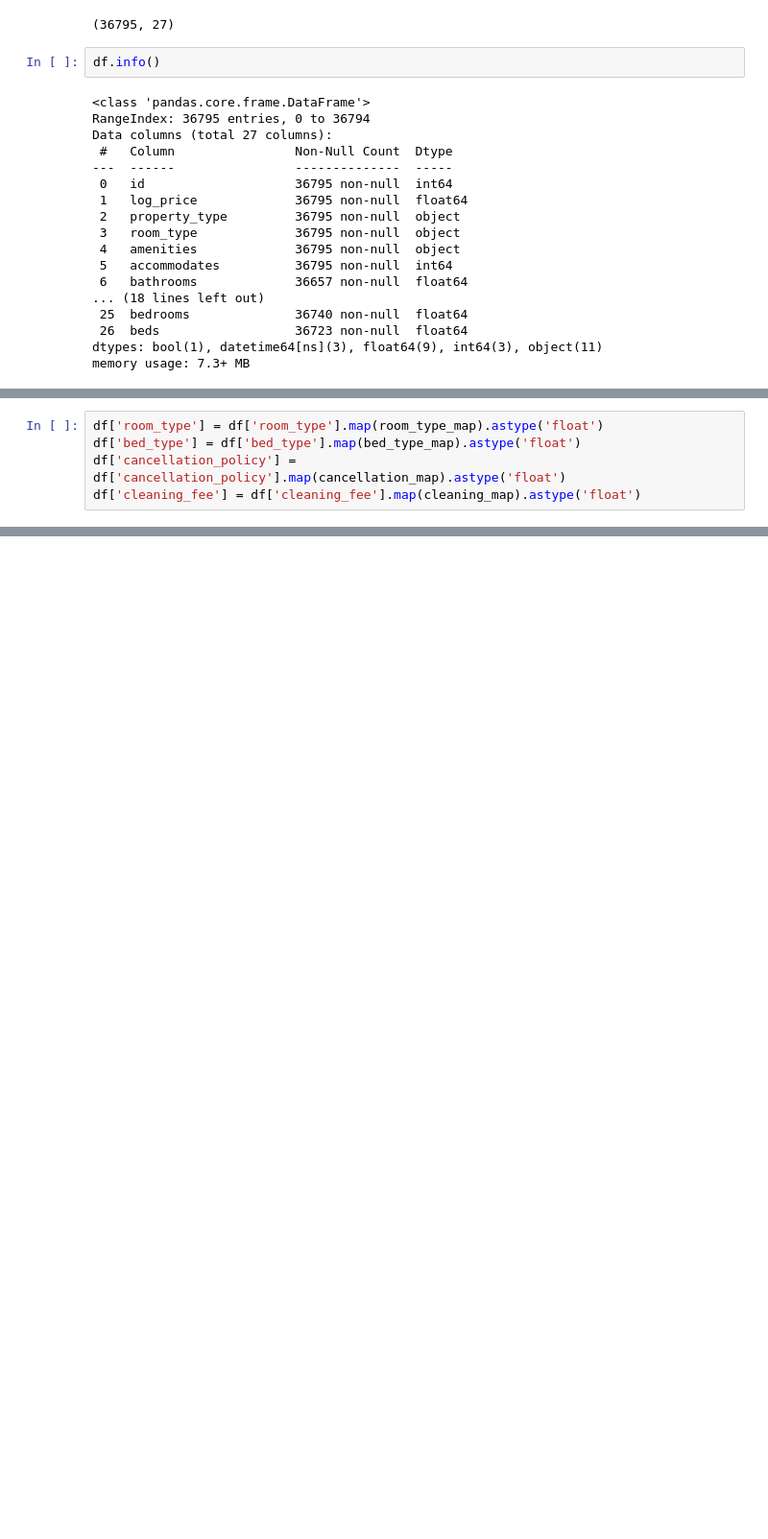
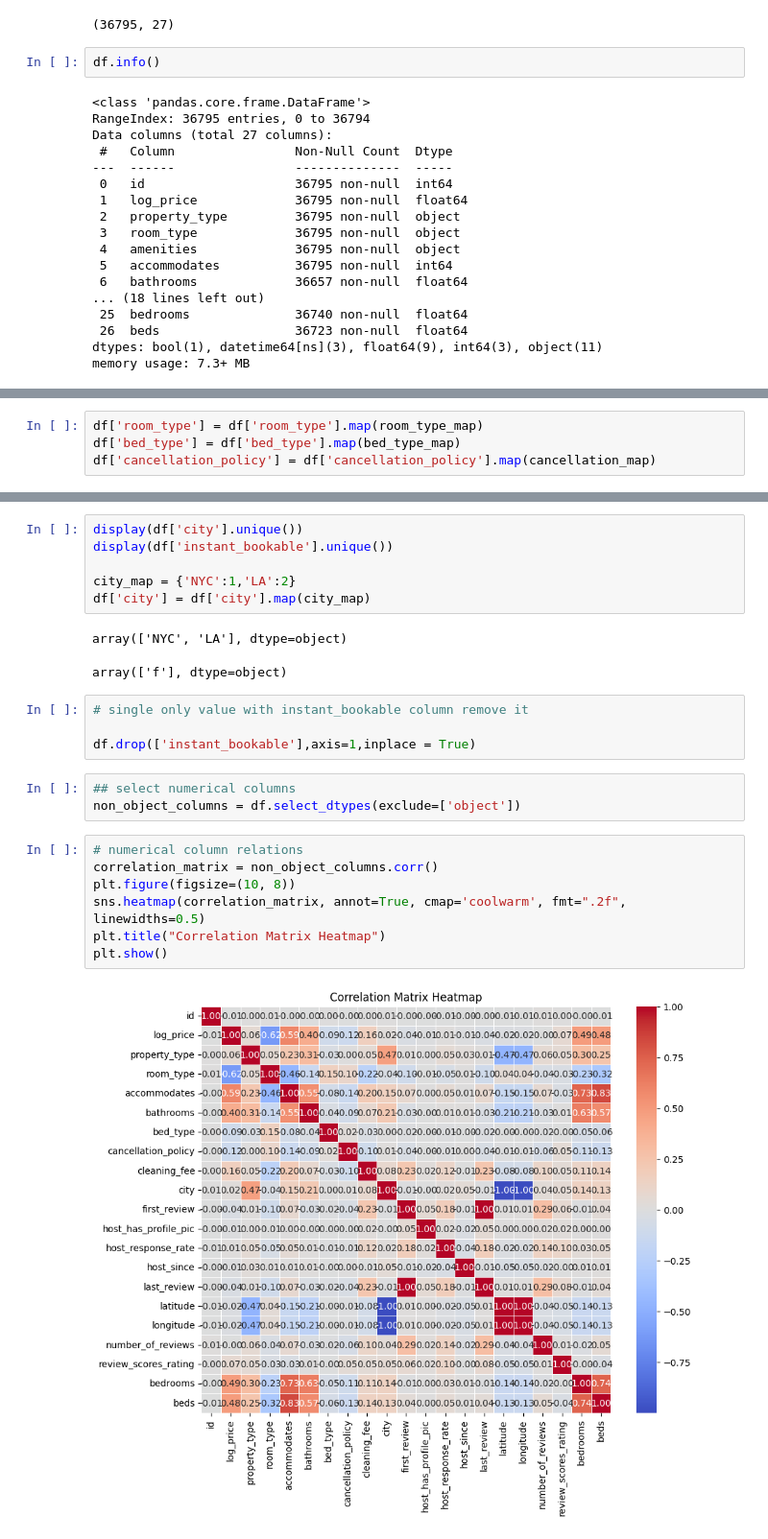
Before and after one commit to ups1610/Vacation_homez, a Jupyter notebook: notebooks/EDA.ipynb, the cells around one changed output, grey strips where cells are left out. Shown at 96% size. Saved outputs shown, nothing was run; the diff lists cells and outputs as text; blank space fills up the shorter version.

```diff
--- a/notebooks/EDA.ipynb
+++ b/notebooks/EDA.ipynb
@@ -67,5 +67,4 @@ cleaning_map = {'True':1,'False':0}
 # %%
-df['room_type'] = df['room_type'].map(room_type_map).astype('float')
-df['bed_type'] = df['bed_type'].map(bed_type_map).astype('float')
-df['cancellation_policy'] = df['cancellation_policy'].map(cancellation_map).astype('float')
-df['cleaning_fee'] = df['cleaning_fee'].map(cleaning_map).astype('float')
+df['room_type'] = df['room_type'].map(room_type_map)
+df['bed_type'] = df['bed_type'].map(bed_type_map)
+df['cancellation_policy'] = df['cancellation_policy'].map(cancellation_map)
@@ -71,0 +82,25 @@ df['cleaning_fee'] = df['cleaning_fee'].map(cleaning_map).astype('float')
+# %%
+display(df['city'].unique())
+display(df['instant_bookable'].unique())
+
+city_map = {'NYC':1,'LA':2}
+df['city'] = df['city'].map(city_map)
+# %% [output]
+array(['NYC', 'LA'], dtype=object)
+array(['f'], dtype=object)
+# %%
+# single only value with instant_bookable column remove it
+
+df.drop(['instant_bookable'],axis=1,inplace = True)
+# %%
+## select numerical columns
+non_object_columns = df.select_dtypes(exclude=['object'])
+# %%
+# numerical column relations
+correlation_matrix = non_object_columns.corr()
+plt.figure(figsize=(10, 8))
+sns.heatmap(correlation_matrix, annot=True, cmap='coolwarm', fmt=".2f", linewidths=0.5)
+plt.title("Correlation Matrix Heatmap")
+plt.show()
+# %% [output]
+[figure, added]
```
Also changed, not shown: parts of 22 cells of this notebook, 1 other file.
